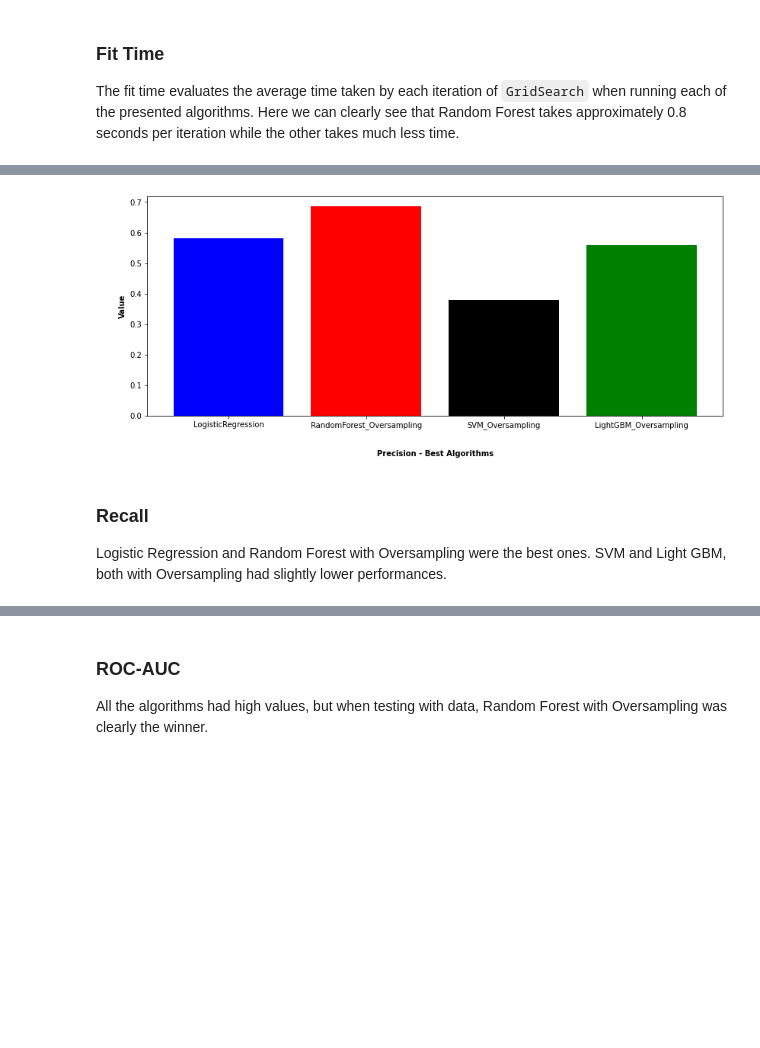
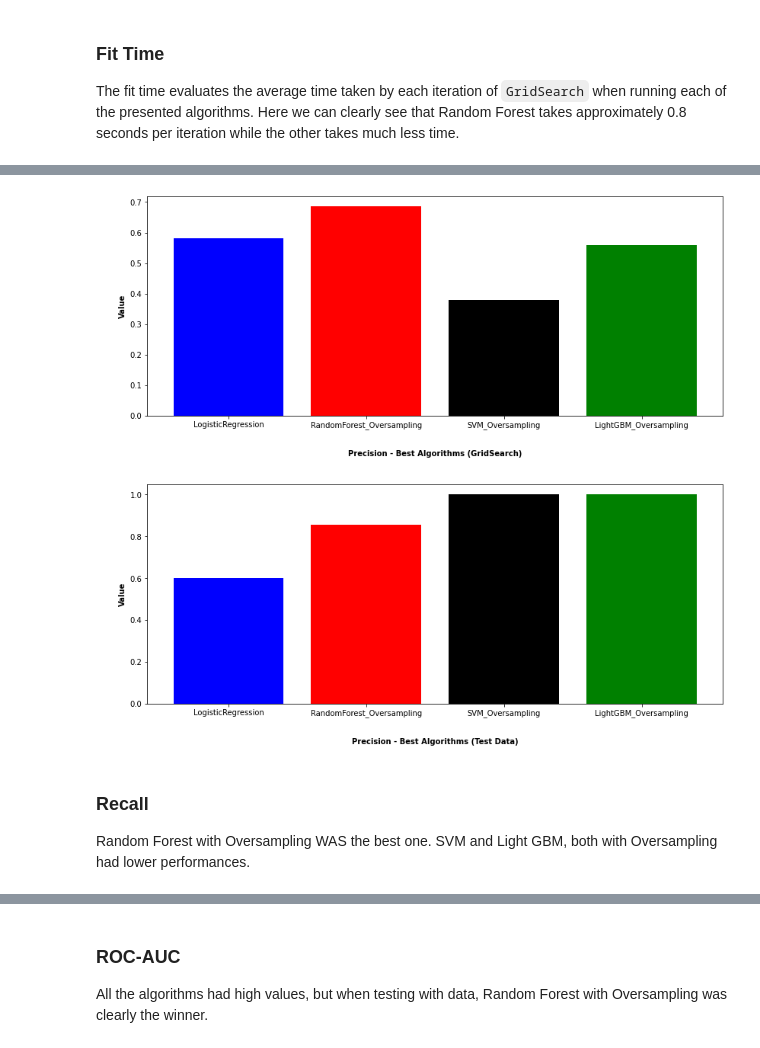
Before and after one commit to 2dukes/PROJ_AC_2122, a Jupyter notebook: applyModel.ipynb, the cells around one changed output, grey strips where cells are left out. Drawn from its saved outputs; the diff is of its cells as text; code cells hidden in the pictures; blank space fills up the shorter version.

```diff
--- a/applyModel.ipynb
+++ b/applyModel.ipynb
@@ -1109,8 +1123,10 @@ Again, Random Forest with Oversampling is the "market leader" beating all the ot
 # %%
-algorithms_comparison_plot(best_algorithms, "Precision - Best Algorithms", best_colors, "precision")
+algorithms_comparison_plot(best_algorithms, "Precision - Best Algorithms (GridSearch)", best_colors, "precision")
+algorithms_comparison_plot(best_algorithms, "Precision - Best Algorithms (Test Data)", best_colors, "test_precision")
 # %% [output]
-[figure, old version]
+[figure, new version]
+[figure, added]
 # %% [markdown]
 ### Recall
-Logistic Regression and Random Forest with Oversampling were the best ones. SVM and Light GBM, both with Oversampling had slightly lower performances.
+Random Forest with Oversampling WAS the best one. SVM and Light GBM, both with Oversampling had lower performances.
 # %%
```
Also changed, not shown: parts of 30 cells of this notebook.
